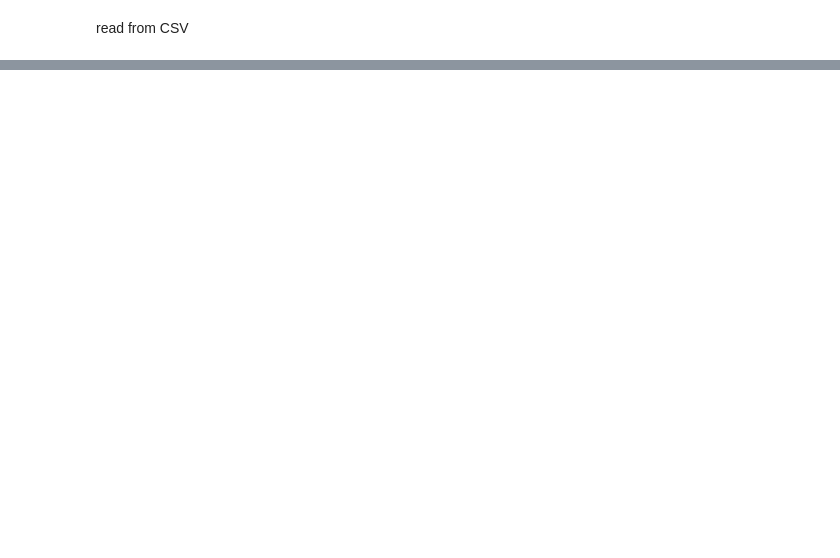
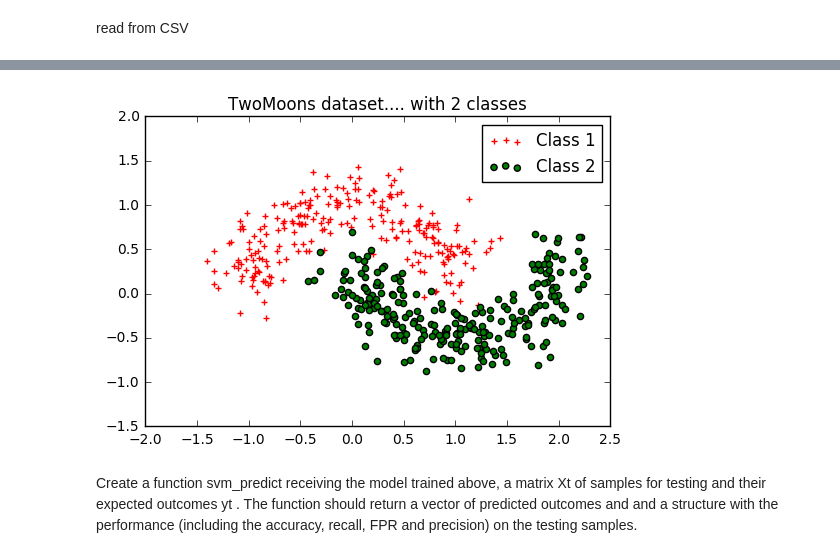
Before and after one commit to xtarx/SVMs-on-Toy-Dataset, a Jupyter notebook: ex2.ipynb, the cells around one changed output, grey strips where cells are left out. Saved outputs shown, nothing was run; the diff lists cells and outputs as text; code cells hidden in the pictures; blank space fills up the shorter version.

Commit message:
.added visualisation

```diff
--- a/ex2.ipynb
+++ b/ex2.ipynb
@@ -6,10 +10,13 @@ from sklearn import svm
 read from CSV
 # %%
 headers = ["x1","x2"]
+train_x = pd.read_csv('/Users/xtarx/Documents/TUM/4th/MLMA/ex2-svm/twomoons/xtrain.cvs',names=headers)
+headers = ["y"]
+train_y = pd.read_csv('/Users/xtarx/Documents/TUM/4th/MLMA/ex2-svm/twomoons/ytrain.cvs',names=headers)
+train=pd.concat([train_x, train_y], axis=1)
 
-test_x = pd.read_csv('/Users/xtarx/Documents/TUM/4th/MLMA/ex2-svm/twomoons/xtrain.cvs',names=headers)
-
+headers = ["x1","x2"]
+test_x = pd.read_csv('/Users/xtarx/Documents/TUM/4th/MLMA/ex2-svm/twomoons/xtest.cvs',names=headers)
 headers = ["y"]
-
-test_y = pd.read_csv('/Users/xtarx/Documents/TUM/4th/MLMA/ex2-svm/twomoons/ytrain.cvs',names=headers)
+test_y = pd.read_csv('/Users/xtarx/Documents/TUM/4th/MLMA/ex2-svm/twomoons/ytest.cvs',names=headers)
 test=pd.concat([test_x, test_y], axis=1)
@@ -30,3 +33,14 @@ plt.show()
+# %%
+def visualize(x, y):
+    for counter, i in test_x.iterrows():
+        if np.asscalar(y[counter]) == 1:
+            c1 = pl.scatter(i["x1"], i["x2"], c='r', marker='+')
+        elif np.asscalar(y[counter]) == 2:
+            c2 = pl.scatter(i["x1"], i["x2"], c='g', marker='o')
+
+    pl.legend([c1, c2], ['Class 1', 'Class 2'])
+    pl.title('TwoMoons dataset.... with 2 classes')
+    pl.show()
 # %%
 def svm_fit(X,y,kernel_type):
     clf =  svm.SVC(kernel=kernel_type)
@@ -35,6 +50,11 @@ def svm_fit(X,y,kernel_type):
 # %%
-df = pd.DataFrame(test)
-x=df[['x1','x2']].as_matrix()
-y=df[['y']].as_matrix()
+df = pd.DataFrame(train)
+train_x=df[['x1','x2']].as_matrix()
+train_y=df[['y']].as_matrix()
 
-trained=svm_fit(x,y.ravel(),'linear')
+trained_model,train_accuracy,train_report=svm_fit(train_x,train_y.ravel(),'linear')
+# %%
+# np.asscalar(train_y[1])
+visualize(train_x,train_y)
+# %% [output]
+[figure, added]
@@ -40,0 +65,6 @@ trained=svm_fit(x,y.ravel(),'linear')
+# %% [markdown]
+Create a function svm_predict receiving the model trained above, a matrix Xt of samples
+for testing and their expected outcomes yt
+. The function should return a vector of predicted
+outcomes and and a structure with the performance (including the accuracy, recall, FPR and
+precision) on the testing samples.
```
Also changed, not shown: parts of 8 cells of this notebook, 1 other file.
